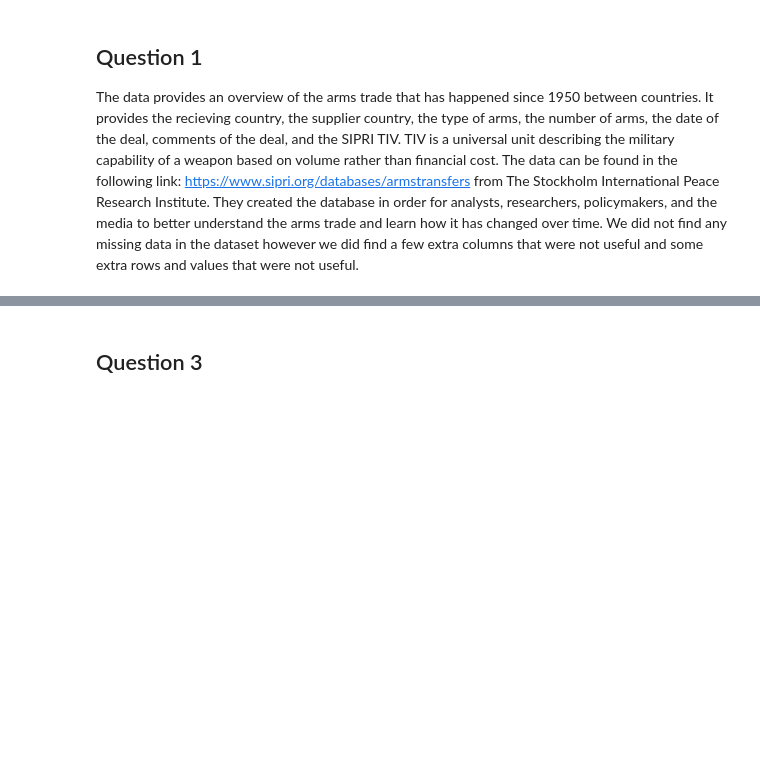
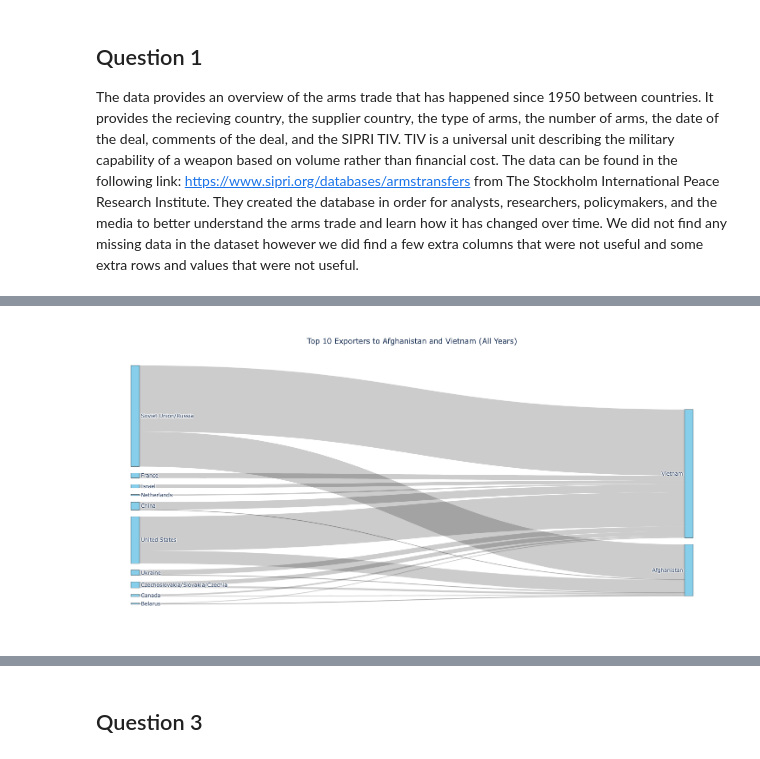
Before and after one commit to Maodougie25/SIPRI-Arms-Trade-Group-Project--, a Jupyter notebook: project_1.ipynb, the cells around one changed output, grey strips where cells are left out. Cells and saved outputs as stored; diff of their text form; code cells hidden in the pictures; blank space fills up the shorter version.

```diff
--- a/project_1.ipynb
+++ b/project_1.ipynb
@@ -131,0 +173,64 @@ The data provides an overview of the arms trade that has happened since 1950 bet
+# %%
+import plotly.graph_objects as go
+from IPython.display import Image
+
+data['Recipient'] = data['Recipient'].replace(['Viet Nam', 'South Vietnam'], 'Vietnam')
+
+data['Supplier'] = data['Supplier'].replace(['Soviet Union', 'Russia'], 'Soviet Union/Russia')
+data['Supplier'] = data['Supplier'].replace(['Slovakia', 'Czechia', 'Czechoslovakia'], 'Czechoslovakia/Slovakia/Czechia')
+
+sankeydiagram = data[data['Recipient'].isin(['Afghanistan', 'Vietnam'])]
+
+sankey_counts = (
+    sankeydiagram.groupby(['Supplier', 'Recipient'])
+    .size()
+    .reset_index(name = 'Count')
+)
+
+top10sankey = (
+    sankey_counts.groupby('Supplier')['Count']
+    .sum()
+    .sort_values(ascending = False)
+    .head(10)
+    .index
+)
+
+top10df = sankey_counts[sankey_counts['Supplier'].isin(top10sankey)]
+
+exporters = top10df['Supplier'].unique().tolist()
+recipients = top10df['Recipient'].unique().tolist()
+nodes = exporters + recipients
+
+nodeMap = {}
+index = 0
+for name in nodes:
+    nodeMap[name] = index
+    index += 1
+
+sources = top10df['Supplier'].map(nodeMap).astype(int).tolist()
+targets = top10df['Recipient'].map(nodeMap).astype(int).tolist()
+values = top10df['Count'].astype(float).tolist()
+
+fig = go.Figure(data = [go.Sankey(
+    node = dict(
+        pad = 15,
+        thickness = 20,
+        line = dict(color = "black", width = 0.5),
+        label = nodes,
+        color = "skyblue"
+    ),
+    link = dict(
+        source = sources,
+        target = targets,
+        value = values
+    ))])
+
+fig.update_layout(
+    title_text = "Top 10 Exporters to Afghanistan and Vietnam (All Years)",
+    font_size = 12,
+    title_x = 0.5)
+
+fig.write_html("sankey.html")
+Image("sankey.png")
+# %% [output]
+[figure, added]
```
Also changed, not shown: parts of 13 cells of this notebook, 1 other file.
